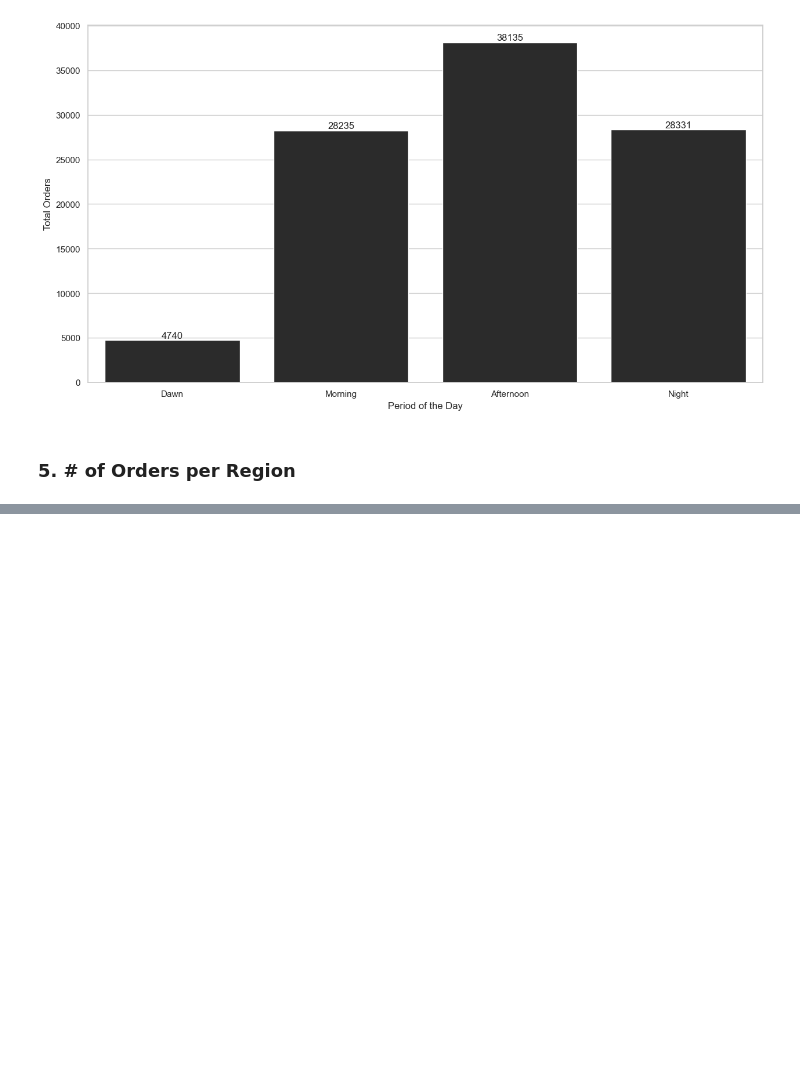
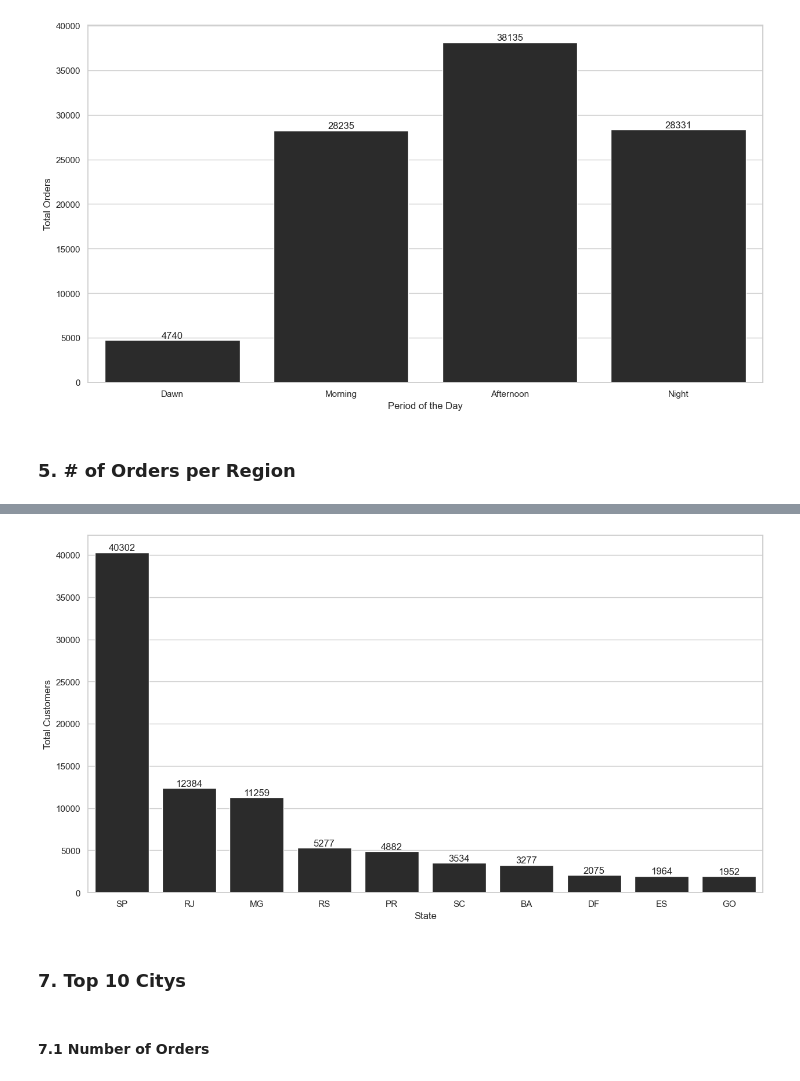
Before and after one commit to doegemon/etl_churn, a Jupyter notebook: eda/notebooks/eda.ipynb, the cells around one changed output, grey strips where cells are left out. Saved outputs shown, nothing was run; the diff lists cells and outputs as text; code cells hidden in the pictures; blank space fills up the shorter version.

```diff
--- a/eda/notebooks/eda.ipynb
+++ b/eda/notebooks/eda.ipynb
@@ -129,0 +184,20 @@ ax.bar_label(ax.containers[0], fontsize=12);
+# %%
+df_6_2 = pd.read_sql("""
+    SELECT DISTINCT customer_state,
+      COUNT(DISTINCT unique_customer_id) as tt_customers
+    FROM fact_orders
+    GROUP BY 1
+    ORDER BY 2 DESC
+    LIMIT 10
+""", con=engine)
+# %%
+ax = sns.barplot(data=df_6_2, x='customer_state', y='tt_customers')
+ax.set_xlabel('State')
+ax.set_ylabel('Total Customers')
+ax.bar_label(ax.containers[0], fontsize=12);
+# %% [output]
+[figure, added]
+# %% [markdown]
+### 7. Top 10 Citys
+# %% [markdown]
+#### 7.1 Number of Orders
```
Also changed, not shown: parts of 35 cells of this notebook.
